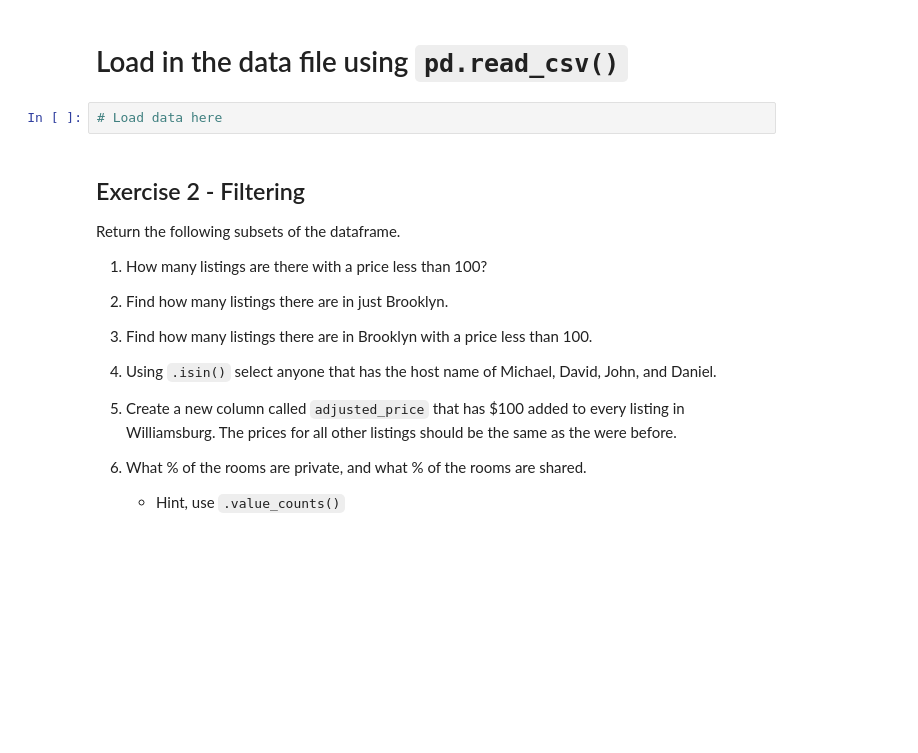
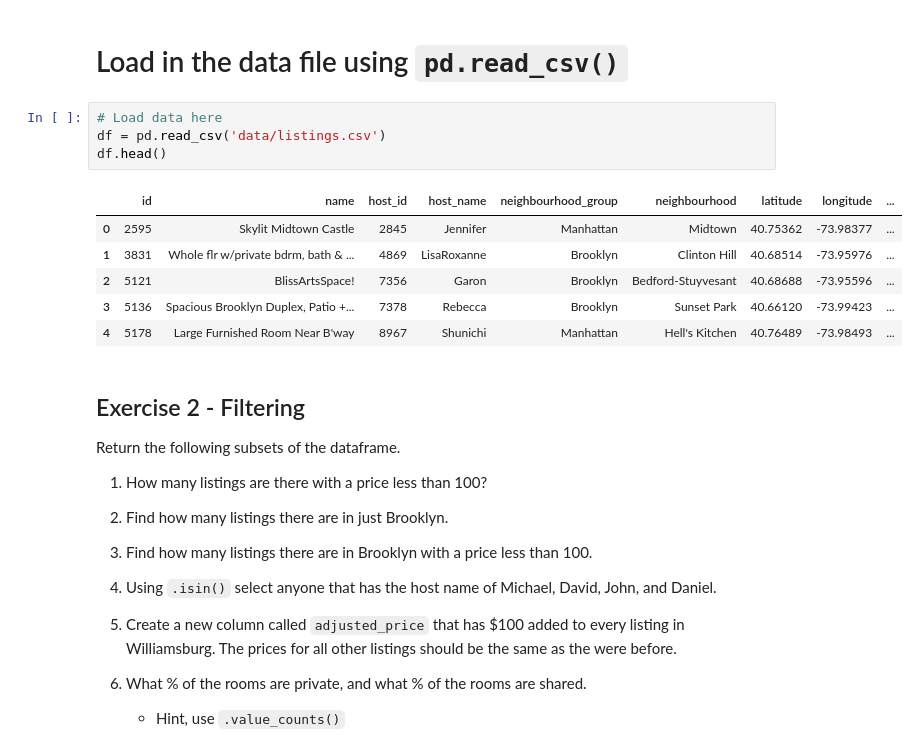
Before and after one commit to luna-miguel/my-fork-2024-DS-Tue, a Jupyter notebook: Week-01-Pandas/Exercise-ML.ipynb, the cells around one changed output. Cells and saved outputs as stored; diff of their text form; blank space fills up the shorter version.

```diff
--- a/Week-01-Pandas/Exercise-ML.ipynb
+++ b/Week-01-Pandas/Exercise-ML.ipynb
@@ -15,6 +15,15 @@ import numpy as np
 # Load in the data file using `pd.read_csv()`
 # %%
 # Load data here
+df = pd.read_csv('data/listings.csv')
+df.head()
+# %% [output]
+|  | id | name | host_id | host_name | neighbourhood_group | neighbourhood | latitude | longitude | ... |
+| 0 | 2595 | Skylit Midtown Castle | 2845 | Jennifer | Manhattan | Midtown | 40.75362 | -73.98377 | ... |
+| 1 | 3831 | Whole flr w/private bdrm, bath & ... | 4869 | LisaRoxanne | Brooklyn | Clinton Hill | 40.68514 | -73.95976 | ... |
+| 2 | 5121 | BlissArtsSpace! | 7356 | Garon | Brooklyn | Bedford-Stuyvesant | 40.68688 | -73.95596 | ... |
+| 3 | 5136 | Spacious Brooklyn Duplex, Patio +... | 7378 | Rebecca | Brooklyn | Sunset Park | 40.66120 | -73.99423 | ... |
+| 4 | 5178 | Large Furnished Room Near B'way | 8967 | Shunichi | Manhattan | Hell's Kitchen | 40.76489 | -73.98493 | ... |
 # %% [markdown]
 ## Exercise 2 - Filtering
 
```
Also changed, not shown: parts of 16 cells of this notebook.
